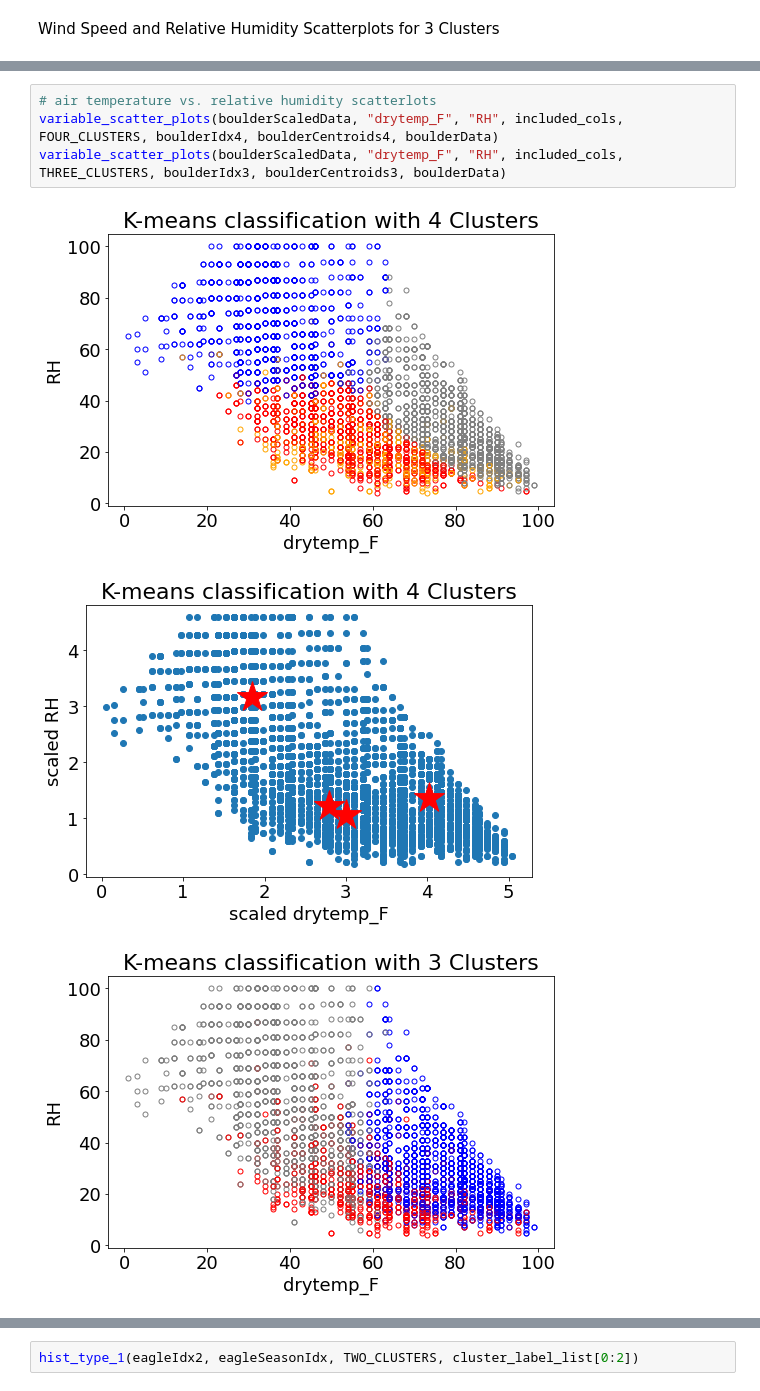
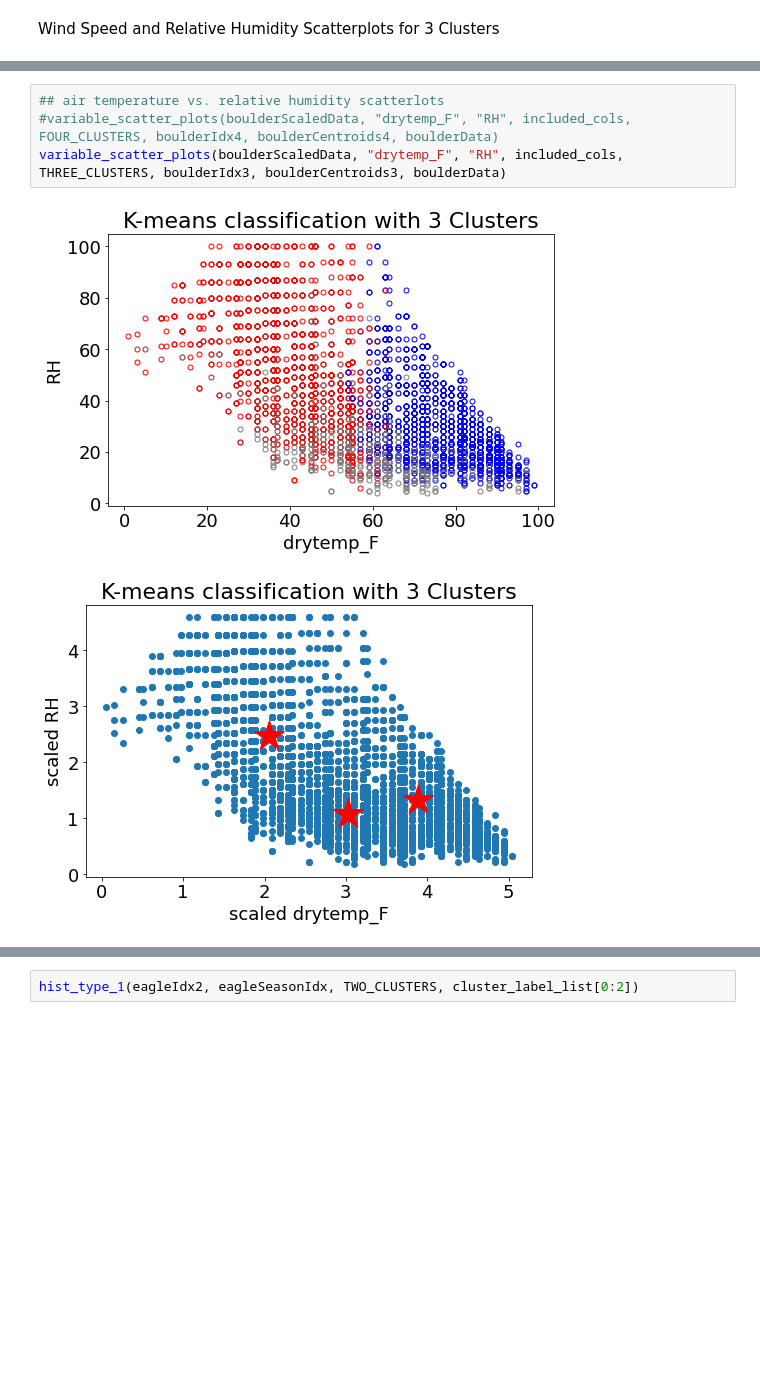
Before and after one commit to scrand23/ATOC4500_Crandall_Ripley_FinalProject, a Jupyter notebook: ATOC4500_project_Crandall_Ripley.ipynb, the cells around one changed output, grey strips where cells are left out. Saved outputs shown, nothing was run; the diff lists cells and outputs as text; blank space fills up the shorter version.

```diff
--- a/ATOC4500_project_Crandall_Ripley.ipynb
+++ b/ATOC4500_project_Crandall_Ripley.ipynb
@@ -432,8 +449,7 @@ Air temperature and Relative Humidity Scatterplots for 4 and 3 Clusters
 # %%
-# air temperature vs. relative humidity scatterlots
-variable_scatter_plots(boulderScaledData, "drytemp_F", "RH", included_cols, FOUR_CLUSTERS, boulderIdx4, boulderCentroids4, boulderData)
+## air temperature vs. relative humidity scatterlots
+#variable_scatter_plots(boulderScaledData, "drytemp_F", "RH", included_cols, FOUR_CLUSTERS, boulderIdx4, boulderCentroids4, boulderData)
 variable_scatter_plots(boulderScaledData, "drytemp_F", "RH", included_cols, THREE_CLUSTERS, boulderIdx3, boulderCentroids3, boulderData)
 # %% [output]
-[figure, old version]
+[figure, new version]
-[figure, old version]
+[figure, new version]
-[figure, removed]
```
Also changed, not shown: parts of 41 cells of this notebook.
